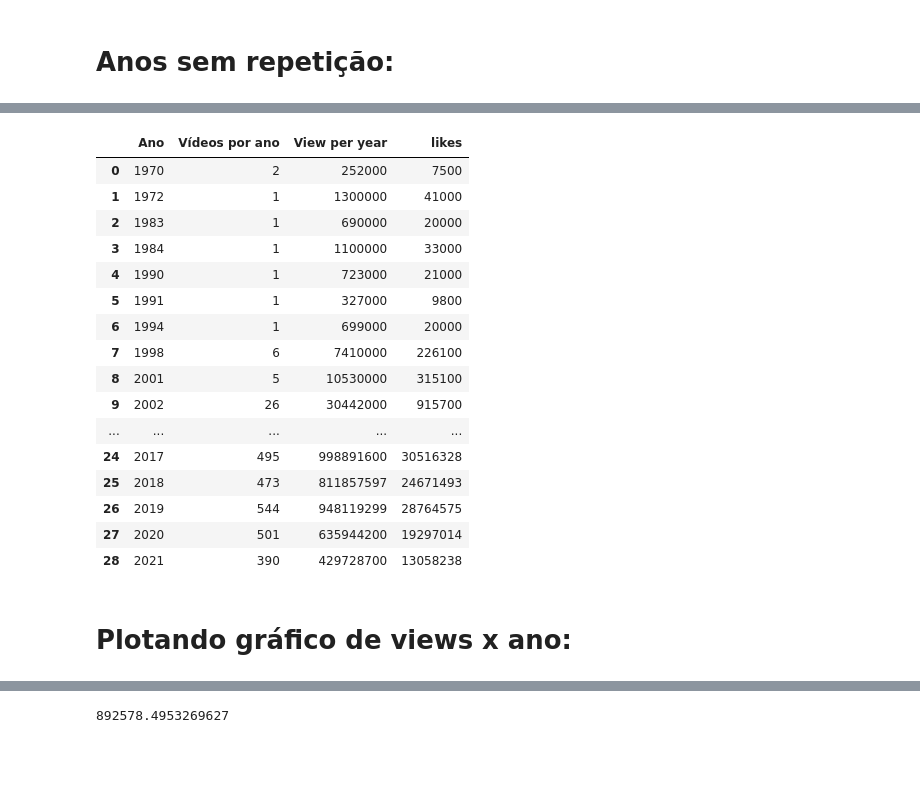
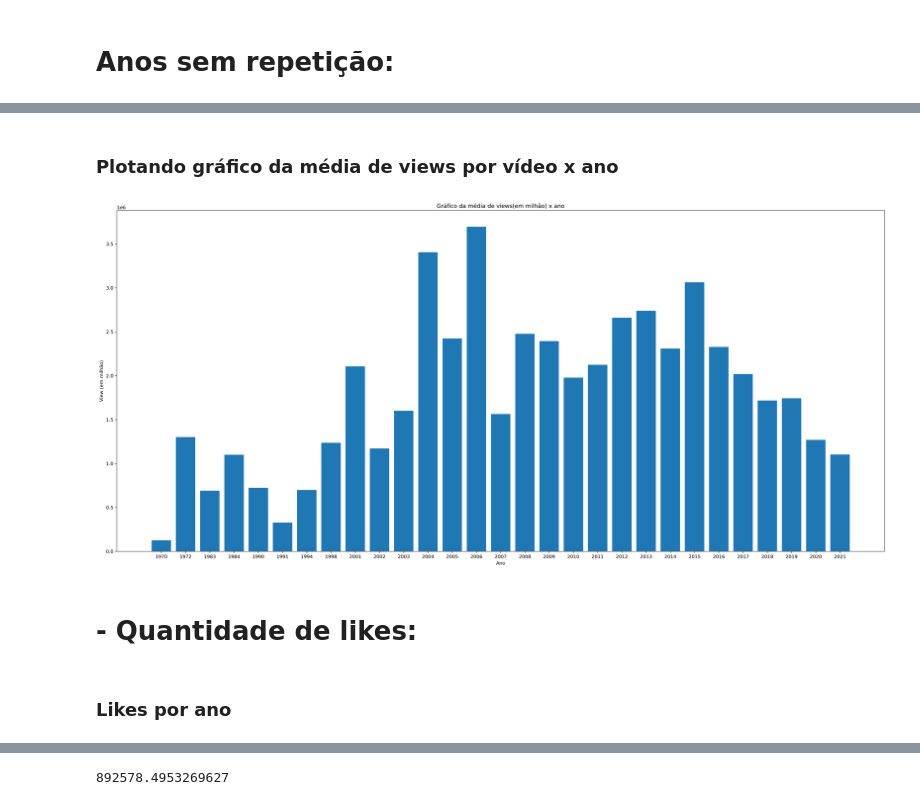
Before and after one commit to LuisHenriqueAL/Projeto_ICD, a Jupyter notebook: main.ipynb, the cells around one changed output, grey strips where cells are left out. Saved outputs shown, nothing was run; the diff lists cells and outputs as text; code cells hidden in the pictures; blank space fills up the shorter version.

```diff
--- a/main.ipynb
+++ b/main.ipynb
@@ -138,3 +122,19 @@ anossemrep
+# %% [markdown]
+### Plotando gráfico da média de views por vídeo x ano
+# %%
+fig = plt.figure(figsize=(15, 10), dpi=300)
+ax = fig.add_axes([1,1,1.5,1])
+ax.bar(anossemrep['Ano'],media_views['Média de views'])
+plt.xlabel('Ano')
+plt.ylabel('View (em milhão)')
+plt.title('Gráfico da média de views(em milhão) x ano')
+plt.show()
+# %% [output]
+[figure, added]
+# %% [markdown]
+# - Quantidade de likes:
+# %% [markdown]
+### Likes por ano
 # %%
 likes = []
 for c in anossemrep['Ano']:
@@ -145,25 +145,6 @@ for c in anossemrep['Ano']:
     likes.append(total)
 likes = pd.DataFrame(likes, columns=['likes']).reset_index().drop(columns=['index'])
 # %%
+# Data Frame dos anos, vídeos por ano, a quantidade de views por ano e likes
+
 anossemrep = anossemrep.join(likes)
-anossemrep
-# %% [output]
-|  | Ano | Vídeos por ano | View per year | likes |
-| 0 | 1970 | 2 | 252000 | 7500 |
-| 1 | 1972 | 1 | 1300000 | 41000 |
-| 2 | 1983 | 1 | 690000 | 20000 |
-| 3 | 1984 | 1 | 1100000 | 33000 |
-| 4 | 1990 | 1 | 723000 | 21000 |
-| 5 | 1991 | 1 | 327000 | 9800 |
-| 6 | 1994 | 1 | 699000 | 20000 |
-| 7 | 1998 | 6 | 7410000 | 226100 |
-| 8 | 2001 | 5 | 10530000 | 315100 |
-| 9 | 2002 | 26 | 30442000 | 915700 |
-| ... | ... | ... | ... | ... |
-| 24 | 2017 | 495 | 998891600 | 30516328 |
-| 25 | 2018 | 473 | 811857597 | 24671493 |
-| 26 | 2019 | 544 | 948119299 | 28764575 |
-| 27 | 2020 | 501 | 635944200 | 19297014 |
-| 28 | 2021 | 390 | 429728700 | 13058238 |
-# %% [markdown]
-# Plotando gráfico de views x ano:
```
Also changed, not shown: parts of 43 cells of this notebook.
